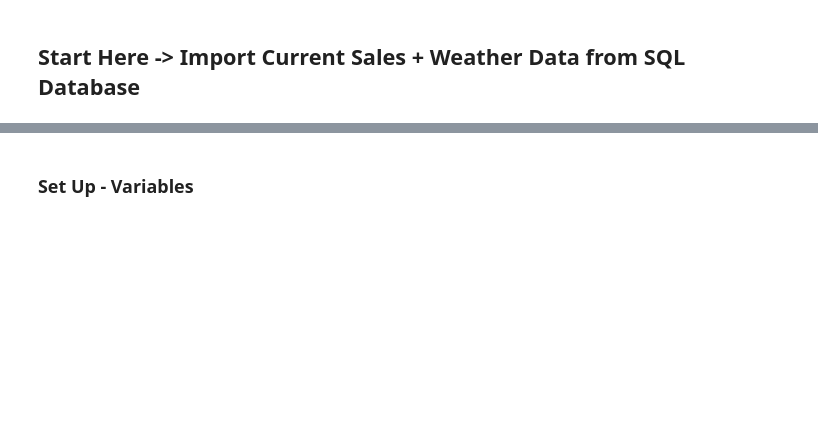
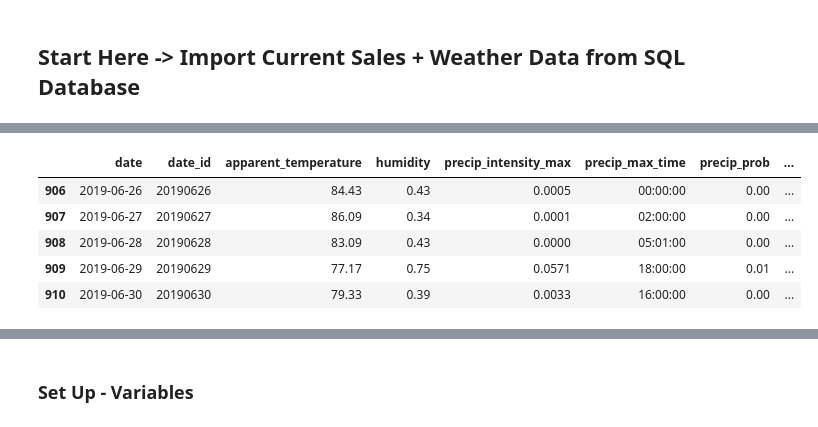
Before and after one commit to maks-p/restaurant_sales_forecasting, a Jupyter notebook: final_model.ipynb, the cells around one changed output, grey strips where cells are left out. Cells and saved outputs as stored; diff of their text form; code cells hidden in the pictures; blank space fills up the shorter version.

```diff
--- a/final_model.ipynb
+++ b/final_model.ipynb
@@ -174,0 +127,9 @@ Data as of 2019-07-07 00:00:00
+# %%
+weather_data.tail()
+# %% [output]
+|  | date | date_id | apparent_temperature | humidity | precip_intensity_max | precip_max_time | precip_prob | ... |
+| 906 | 2019-06-26 | 20190626 | 84.43 | 0.43 | 0.0005 | 00:00:00 | 0.00 | ... |
+| 907 | 2019-06-27 | 20190627 | 86.09 | 0.34 | 0.0001 | 02:00:00 | 0.00 | ... |
+| 908 | 2019-06-28 | 20190628 | 83.09 | 0.43 | 0.0000 | 05:01:00 | 0.00 | ... |
+| 909 | 2019-06-29 | 20190629 | 77.17 | 0.75 | 0.0571 | 18:00:00 | 0.01 | ... |
+| 910 | 2019-06-30 | 20190630 | 79.33 | 0.39 | 0.0033 | 16:00:00 | 0.00 | ... |
```
Also changed, not shown: parts of 29 cells of this notebook, 7 other files.
